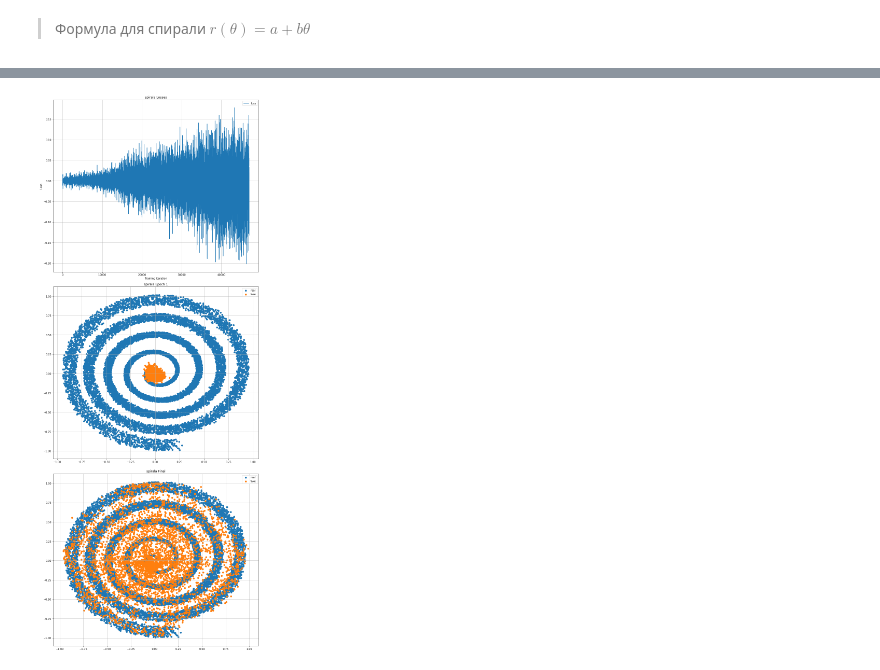
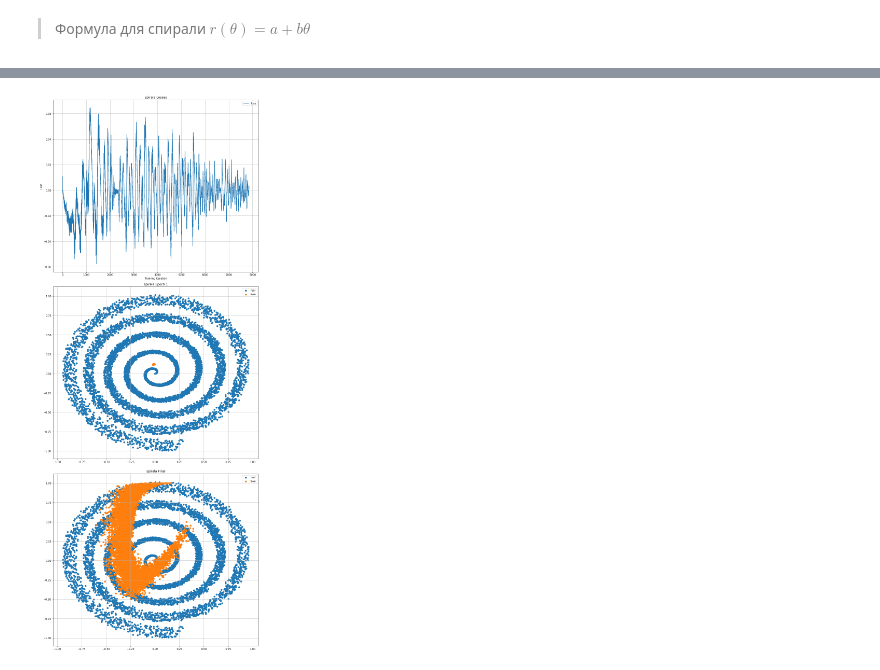
Before and after one commit to maximzubkov/opt-project, a Jupyter notebook: experiments.ipynb, the cells around one changed output, grey strips where cells are left out. Cells and saved outputs as stored; diff of their text form; code cells hidden in the pictures.

```diff
--- a/experiments.ipynb
+++ b/experiments.ipynb
@@ -34,13 +34,17 @@ def penalty(g, d, real_data, fake_data):
 # %%
 n_modes = 3
 params = [(2, 0.4),(0, 0.55),(5, 0.25)]
+# %%
+from torch.optim.lr_scheduler import StepLR
+import time
+delta = []
 # %%
 def exp1(train_data):
     loader_args = dict(batch_size=64, shuffle=True)
     train_loader = data.DataLoader(train_data, **loader_args)
 
-    g = Generator(10, 3, 128, 1).to(ptu.device)
-    c = Discriminator(1, 3, 128, 1).to(ptu.device)
+    g = Generator(3, 3, 25, 1).to(ptu.device)
+    c = Discriminator(1, 3, 25, 1).to(ptu.device)
 
     # wasserstein
     def g_loss(generator, critic, x):
@@ -50,13 +54,11 @@ def exp1(train_data):
     def c_loss(generator, critic, x):
         fake_data = generator.sample(x.shape[0])
         return critic(fake_data).mean() - critic(x).mean() # - 0.1 * penalty(generator, critic, x, fake_data)
-    n_epochs = 50
-    c_opt = optim.Adam(c.parameters(), lr=3e-4, betas=(0, 0.9))
-    g_opt = optim.Adam(g.parameters(), lr=5e-4, betas=(0, 0.9))
-#     c_scheduler = torch.optim.lr_scheduler.LambdaLR(c_opt, lambda epoch: (n_epochs - epoch) / n_epochs,
-#                                                     last_epoch=-1)
-#     g_scheduler = torch.optim.lr_scheduler.LambdaLR(g_opt, lambda epoch: (n_epochs - epoch) / n_epochs,
-#                                                     last_epoch=-1)
+    n_epochs = 60
+    c_opt = optim.Adam(c.parameters(), lr=9e-5, betas=(0, 0.9))
+    g_opt = optim.Adam(g.parameters(), lr=9e-5, betas=(0, 0.9))
+    c_scheduler = torch.optim.lr_scheduler.StepLR(c_opt, step_size=1, gamma=0.12)
+    g_scheduler = torch.optim.lr_scheduler.StepLR(g_opt, step_size=1, gamma=0.12)
     train_args = {
         "epochs": n_epochs,
         "n_critic": 2,
@@ -73,6 +75,9 @@ visualize_experiment_dataset(is_spiral=False, modes=n_modes, param_modes=params)
 # %%
+start = time.time()
 g, c, train_losses, samples_1, samples_final, pvals = experiment_save_results('a', exp1, "experiment1",
                                                                               is_spiral=False,
                                                                               modes=n_modes,
                                                                               param_modes=params)
+end = time.time()
+delta.append(end-start)
 # %% [output]
@@ -88,8 +93,8 @@ def exp2(train_data):
     loader_args = dict(batch_size=64, shuffle=True)
     train_loader = data.DataLoader(train_data, **loader_args)
 
-    g = Generator(10, 3, 256, 2).to(ptu.device)
-    c = Discriminator(2, 3, 128, 1).to(ptu.device)
+    g = Generator(10, 7, 50, 2).to(ptu.device)
+    c = Discriminator(2, 2, 20, 1).to(ptu.device)
     def g_loss(generator, critic, x):
         fake_data = generator.sample(x.shape[0])
         return - critic(fake_data).mean()
@@ -97,13 +102,11 @@ def exp2(train_data):
     def c_loss(generator, critic, x):
         fake_data = generator.sample(x.shape[0])
         return critic(fake_data).mean() - critic(x).mean() #- 0.1 * penalty(generator, critic, x, fake_data)
-    n_epochs = 150
-    c_opt = optim.Adam(c.parameters(), lr=2e-4, betas=(0, 0.9))
-    g_opt = optim.Adam(g.parameters(), lr=3e-4, betas=(0, 0.9))
-    c_scheduler = torch.optim.lr_scheduler.LambdaLR(c_opt, lambda epoch: (n_epochs - epoch) / n_epochs,
-                                                    last_epoch=-1)
-    g_scheduler = torch.optim.lr_scheduler.LambdaLR(g_opt, lambda epoch: (n_epochs - epoch) / n_epochs,
-                                                    last_epoch=-1)
+    n_epochs = 50
+    c_opt = optim.Adam(c.parameters(), lr=4e-4, betas=(0, 0.9))
+    g_opt = optim.Adam(g.parameters(), lr=2e-4, betas=(0.5, 0.9))
+    c_scheduler = torch.optim.lr_scheduler.StepLR(c_opt, step_size=10, gamma=0.8)
+    g_scheduler = torch.optim.lr_scheduler.StepLR(g_opt, step_size=10, gamma=0.9)
     train_args = {
         "epochs": n_epochs,
         "n_critic": 2,
@@ -115,6 +118,9 @@ def exp2(train_data):
     train_losses, samples_1, samples_final, pvals = result
     return g, c, train_losses['c_losses'], samples_1, samples_final, pvals
 # %%
+start = time.time()
 g, c, *_ = experiment_save_results('a', exp2, 'spiral', is_spiral=True)
+end = time.time()
+delta.append(end-start)
 # %% [output]
-[figure, old version]
+[figure, new version]
```
Also changed, not shown: parts of 5 cells of this notebook, 14 other files.
